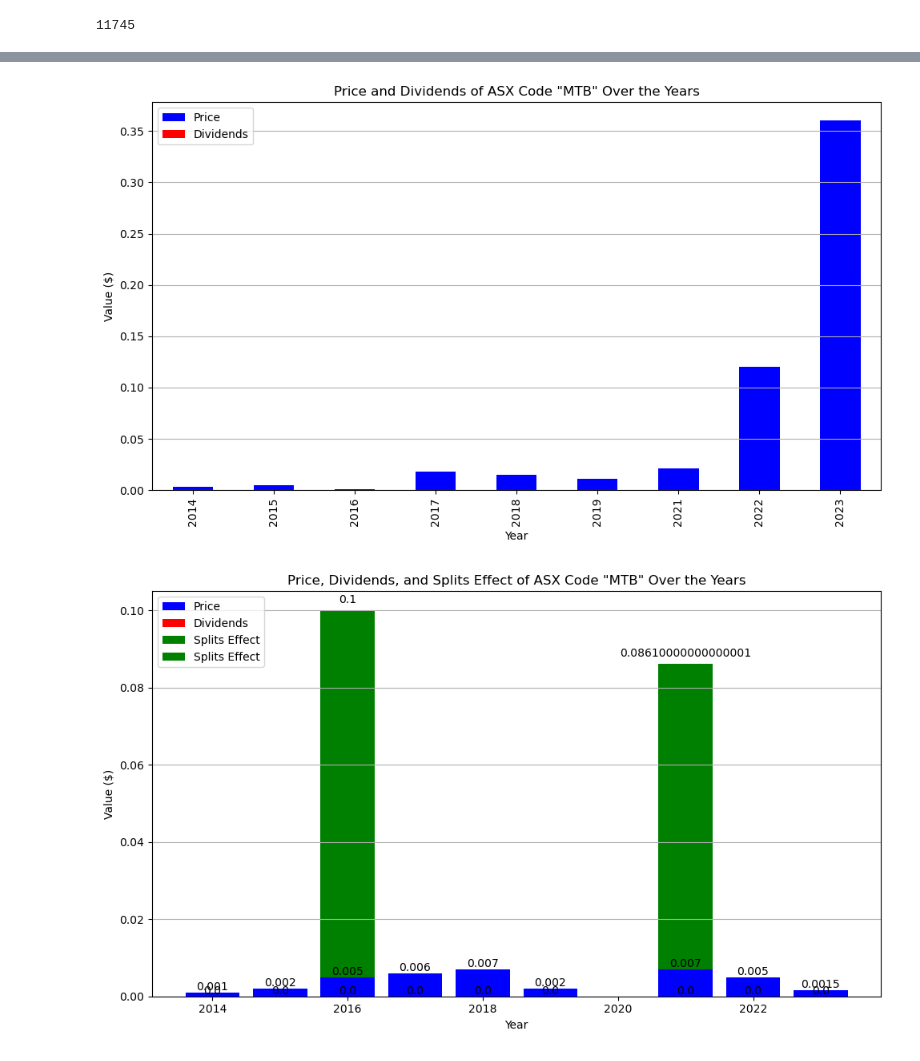
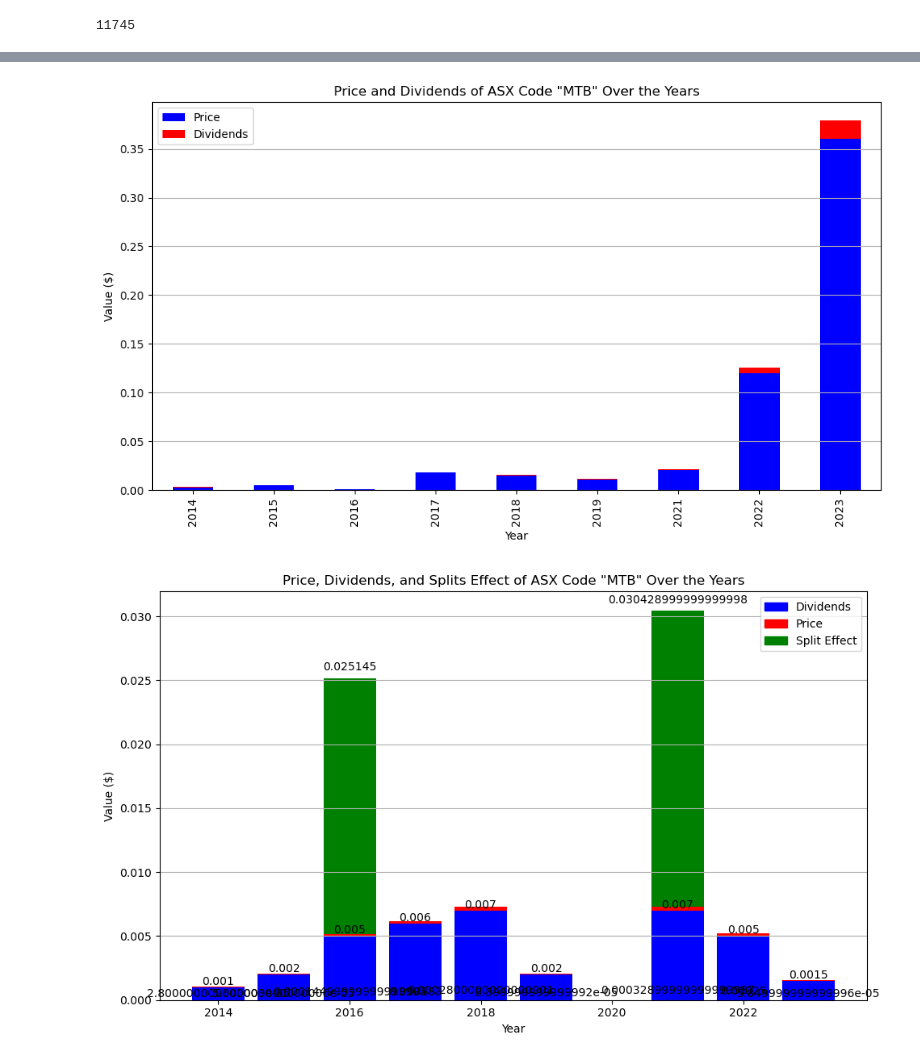
Before and after one commit to TruptiRadadiya/Australian_Stock_Market_Analysis, a Jupyter notebook: visualization/calculate_top_and_button_gainers.ipynb, the cells around one changed output, grey strips where cells are left out. Drawn from its saved outputs; the diff is of its cells as text; code cells hidden in the pictures.

```diff
--- a/visualization/calculate_top_and_button_gainers.ipynb
+++ b/visualization/calculate_top_and_button_gainers.ipynb
@@ -5,7 +5,6 @@ import pandas as pd
 file_path = "..\\DataCleaning\\resources\\complete_stock_data.csv"
 # Read the CSV file into a DataFrame
 final_df = pd.read_csv(file_path)
-final_df['Dividends'] = 0
 final_df.head()
 # %% [output]
 |  | ASX Code | Security Group Code | Issuer Full Name | Product Description | Last Price($) | Business Date | ... |
@@ -47,8 +46,8 @@ for _, split_event in split_events.iterrows():
     final_df.loc[(final_df['ASX Code'] == asx_code) & (final_df['Year'] < split_date), 'Last Price($)'] /= split_ratio
 # %%
 
-
-
+# convert the dividends from percent to dollar
+final_df['Dividends'] = final_df['Dividends'] * final_df['Last Price($)'] /100
 # Group data by 'ASX Code' and 'Year', and sort each group by 'Year' before finding the first and last prices
 first_last_prices = final_df.groupby(['ASX Code', 'Year']).apply(lambda x: x.sort_values('Year')).reset_index(drop=True).groupby('ASX Code').agg({'Year': ['first', 'last'], 'Last Price($)': ['first', 'last'], 'Dividends': 'sum', 'Sub-Industry': 'last'}).reset_index()
 
@@ -183,13 +182,14 @@ plt.grid(axis='y')
 plt.tight_layout()
 plt.show()
 # %% [output]
-[figure, old version]
+[figure, new version]
 # %%
-final_df.loc[(final_df['ASX Code'] == 'MTB') & (final_df['Year'] == 2016), 'Splits'] = 20
+final_df.loc[(final_df['ASX Code'] == 'MTB') & (final_df['Year'] == 2016), 'Splits'] = 5
 
-final_df.loc[(final_df['ASX Code'] == 'MTB') & (final_df['Year'] == 2021), 'Splits'] = 12.3
+final_df.loc[(final_df['ASX Code'] == 'MTB') & (final_df['Year'] == 2021), 'Splits'] = 4.3
 
 import matplotlib.pyplot as plt
+import matplotlib.patches as mpatches
 
 # Assuming you have a DataFrame named 'final_df' with columns: 'Year', 'ASX Code', 'Last Price($)', 'Dividends', 'Splits'
 
@@ -226,34 +226,54 @@ for bars in [price_bar, dividends_bar]:
                     xy=(bar.get_x() + bar.get_width() / 2, height),
                     xytext=(0, 0),  # 5 points vertical offset
                     textcoords="offset points",
                     ha='center', va='bottom')
 
 # Add labels for Splits Effect bars
 for year, splits in mtb_data_agg['Splits'].items():
     if splits > 1:
         last_price = mtb_data_agg.loc[year, 'Last Price($)']
         splits_effect = (splits - 1) * last_price
         height = mtb_data_agg.loc[year, 'Dividends'] + mtb_data_agg.loc[year, 'Last Price($)'] + splits_effect
         ax.annotate('{}'.format(height),
                     xy=(year, height),
                     xytext=(0, 5),  # 5 points vertical offset
                     textcoords="offset points",
                     ha='center', va='bottom')
 
 # Add labels and title
 plt.xlabel('Year')
 plt.ylabel('Value ($)')
 plt.title('Price, Dividends, and Splits Effect of ASX Code "MTB" Over the Years')
 
 # Add legend
 plt.legend(loc='upper left')
+# Define custom labels and corresponding colors
+custom_labels = ['Dividends', 'Price', 'Split Effect']
+custom_colors = ['blue', 'red', 'green']
+
+custom_handles = [
+    mpatches.Rectangle((0, 0), 1, 1, color=color, label=label)
+    for label, color in zip(custom_labels, custom_colors)
+]
+
+# Plot some data
+# Example:
+# plt.plot(x1, y1, label='Dividends')
+# plt.plot(x2, y2, label='Price')
+# plt.plot(x3, y3, label='Split Effect')
+
+# Add the custom handles to the legend
+plt.legend(handles=custom_handles)
+
+
+
 
 # Show the plot
 plt.grid(axis='y')
 plt.tight_layout()
 plt.show()
 # %% [output]
-[figure, old version]
+[figure, new version]
 # %%
 import pandas as pd
 import matplotlib.pyplot as plt
```
Also changed, not shown: parts of 8 cells of this notebook.
